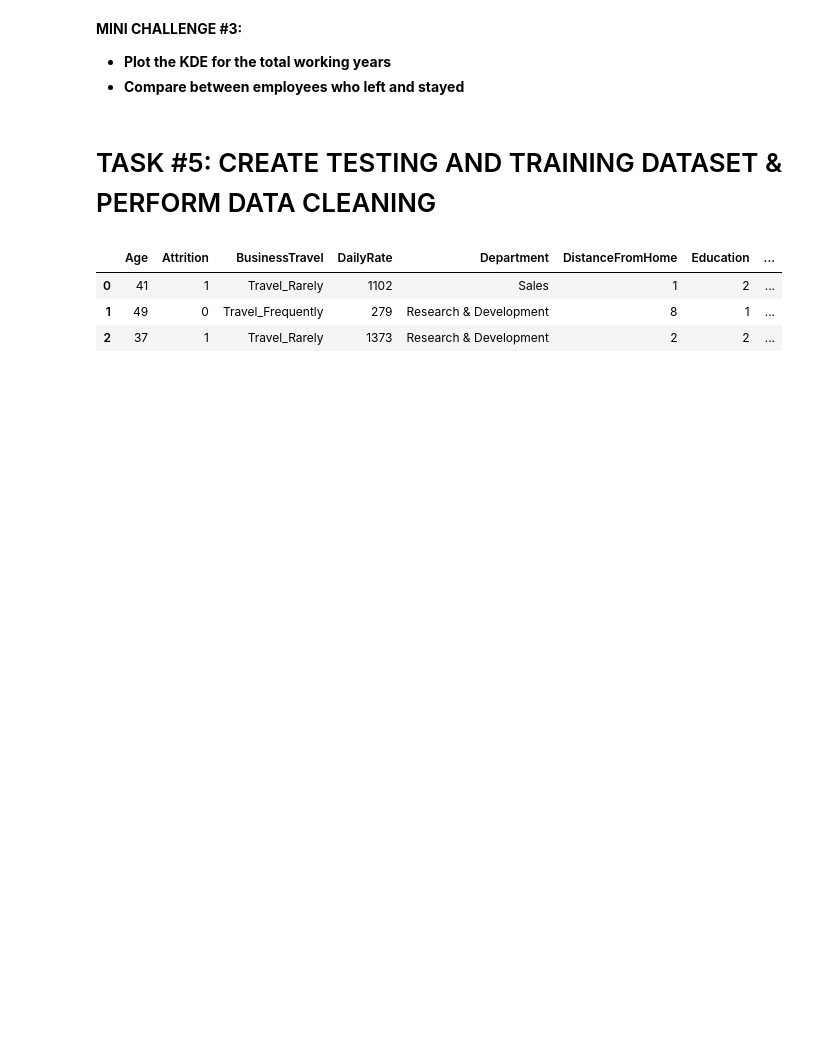
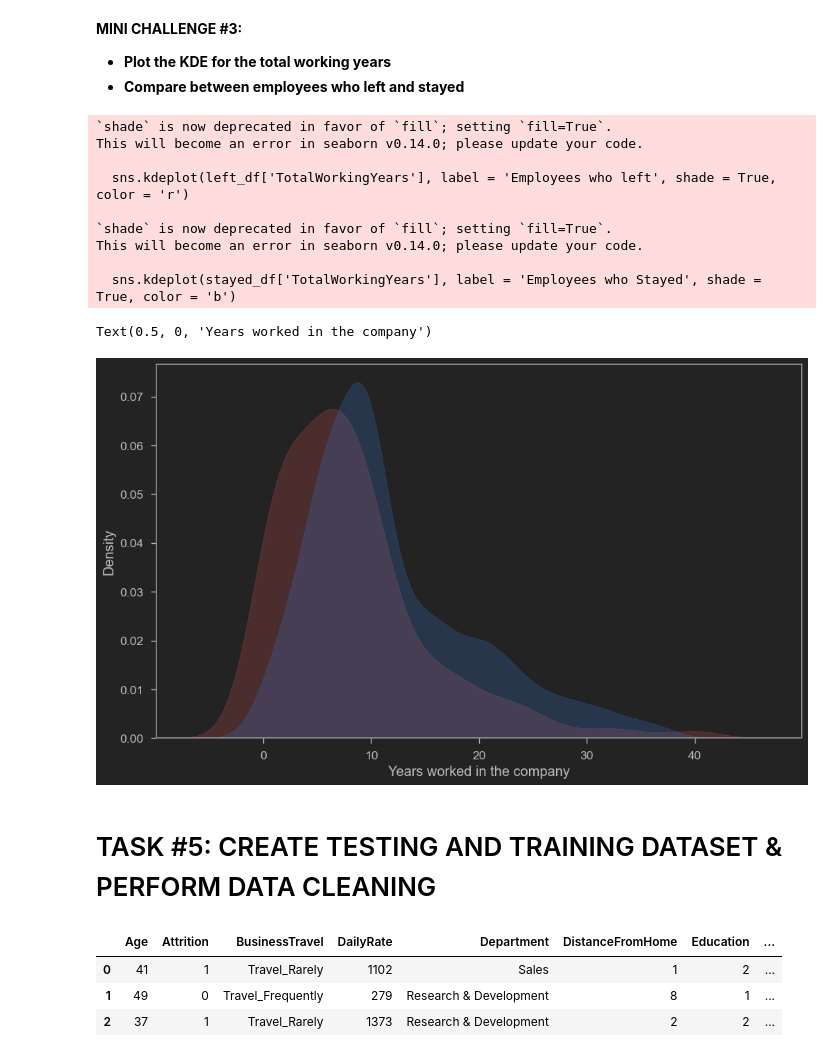
Before and after one commit to miguelestradam3/employee_attrition, a Jupyter notebook: Employee Attrition Prediction Using Machine Learning.ipynb, the cells around one changed output. Cells and saved outputs as stored; diff of their text form; code cells hidden in the pictures; blank space fills up the shorter version.

```diff
--- a/Employee Attrition Prediction Using Machine Learning.ipynb
+++ b/Employee Attrition Prediction Using Machine Learning.ipynb
@@ -193,6 +269,25 @@ Text(0.5, 0, 'Years With Current Manager')
 **MINI CHALLENGE #3:**
 - **Plot the KDE for the total working years**
 - **Compare between employees who left and stayed**
+# %%
+plt.figure(figsize=(12,7))
+
+sns.kdeplot(left_df['TotalWorkingYears'], label = 'Employees who left', shade = True, color = 'r')
+sns.kdeplot(stayed_df['TotalWorkingYears'], label = 'Employees who Stayed', shade = True, color = 'b')
+
+plt.xlabel('Years worked in the company')
+# %% [output]
+`shade` is now deprecated in favor of `fill`; setting `fill=True`.
+This will become an error in seaborn v0.14.0; please update your code.
+
+  sns.kdeplot(left_df['TotalWorkingYears'], label = 'Employees who left', shade = True, color = 'r')
+
+`shade` is now deprecated in favor of `fill`; setting `fill=True`.
+This will become an error in seaborn v0.14.0; please update your code.
+
+  sns.kdeplot(stayed_df['TotalWorkingYears'], label = 'Employees who Stayed', shade = True, color = 'b')
+Text(0.5, 0, 'Years worked in the company')
+[figure, added]
 # %% [markdown]
 # TASK #5: CREATE TESTING AND TRAINING DATASET & PERFORM DATA CLEANING
 # %%
```
Also changed, not shown: parts of 23 cells of this notebook.
